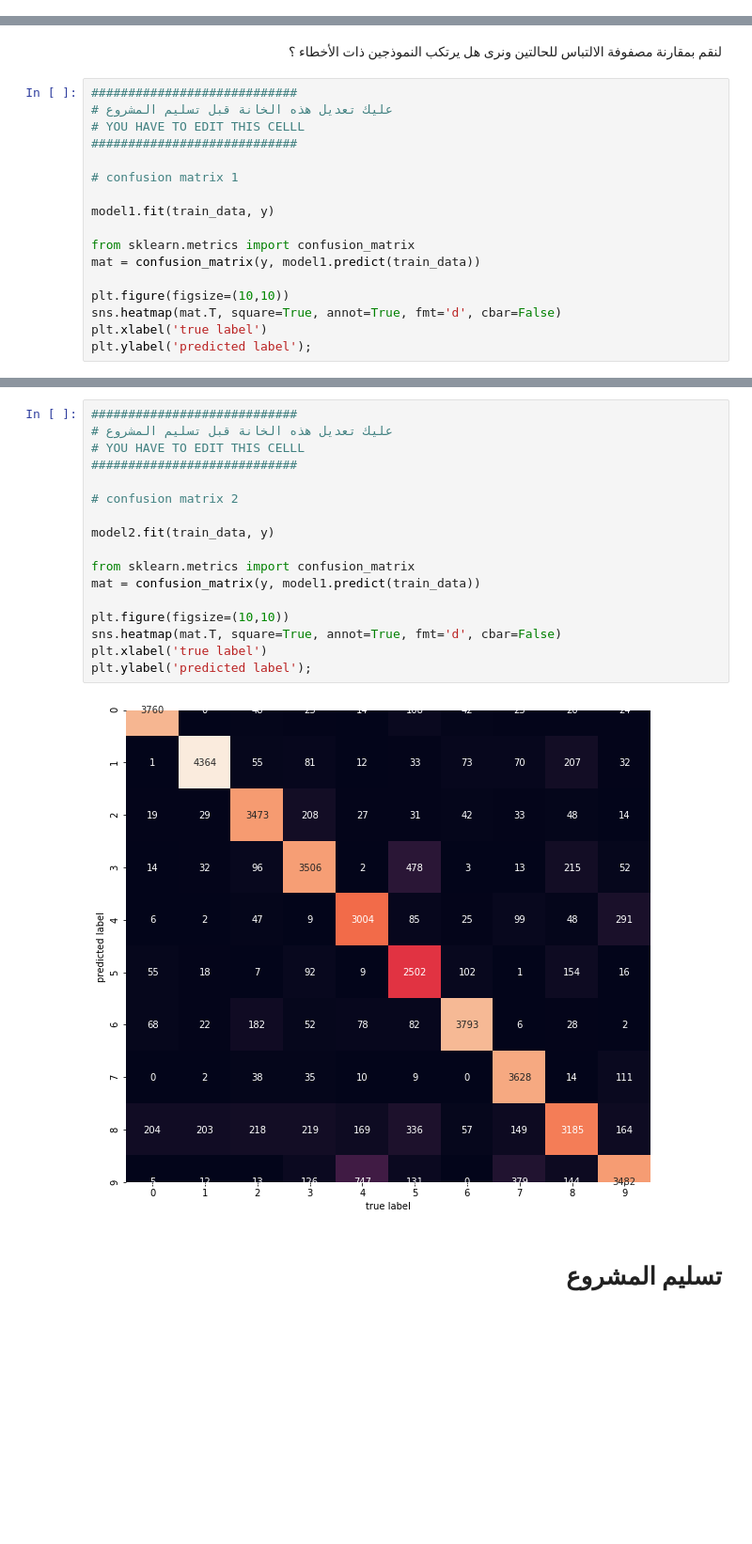
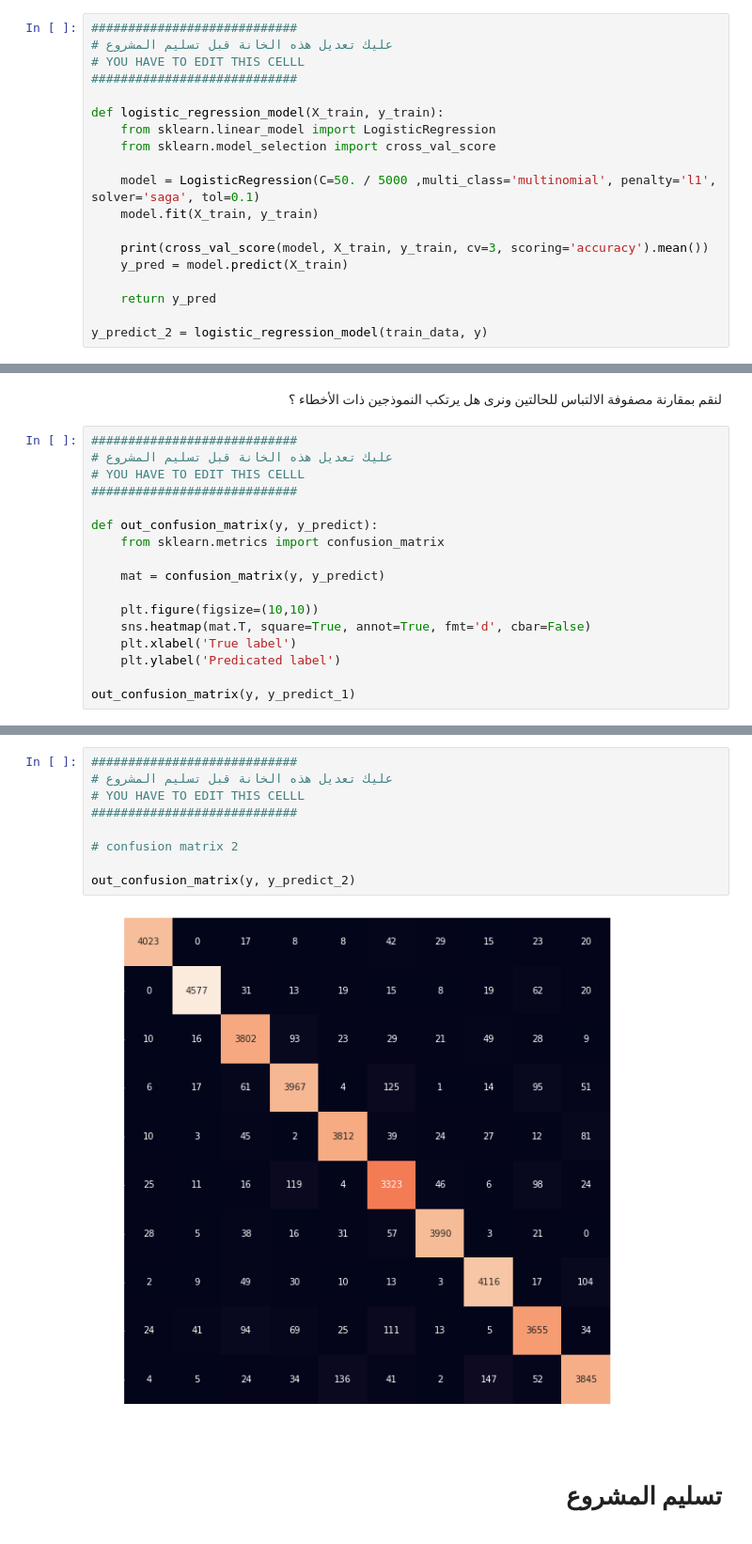
Before and after one commit to AhmedSMG/Barmej, a Jupyter notebook: data-science-project-4/Project 4.ipynb, the cells around one changed output, grey strips where cells are left out. Shown: that part at 94% size. Drawn from its saved outputs; the diff is of its cells as text; blank space fills up the shorter version.

```diff
--- a/data-science-project-4/Project 4.ipynb
+++ b/data-science-project-4/Project 4.ipynb
@@ -162,0 +152,19 @@ scores.mean()
+# %%
+############################
+# عليك تعديل هذه الخانة قبل تسليم المشروع
+# YOU HAVE TO EDIT THIS CELLL
+############################
+
+def logistic_regression_model(X_train, y_train):
+    from sklearn.linear_model import LogisticRegression
+    from sklearn.model_selection import cross_val_score
+
+    model = LogisticRegression(C=50. / 5000 ,multi_class='multinomial', penalty='l1', solver='saga', tol=0.1)
+    model.fit(X_train, y_train)
+
+    print(cross_val_score(model, X_train, y_train, cv=3, scoring='accuracy').mean())
+    y_pred = model.predict(X_train)
+
+    return y_pred
+
+y_predict_2 = logistic_regression_model(train_data, y)
@@ -172,15 +183,15 @@ scores.mean()
 # YOU HAVE TO EDIT THIS CELLL
 ############################
 
-# confusion matrix 1
+def out_confusion_matrix(y, y_predict):
+    from sklearn.metrics import confusion_matrix
 
-model1.fit(train_data, y)
+    mat = confusion_matrix(y, y_predict)
 
-from sklearn.metrics import confusion_matrix
-mat = confusion_matrix(y, model1.predict(train_data))
+    plt.figure(figsize=(10,10))
+    sns.heatmap(mat.T, square=True, annot=True, fmt='d', cbar=False)
+    plt.xlabel('True label')
+    plt.ylabel('Predicated label')
 
-plt.figure(figsize=(10,10))
-sns.heatmap(mat.T, square=True, annot=True, fmt='d', cbar=False)
-plt.xlabel('true label')
-plt.ylabel('predicted label');
+out_confusion_matrix(y, y_predict_1)
 # %% [output]
@@ -188,22 +199,14 @@ plt.ylabel('predicted label');
 # %%
 ############################
 # عليك تعديل هذه الخانة قبل تسليم المشروع
 # YOU HAVE TO EDIT THIS CELLL
 ############################
 
 # confusion matrix 2
 
-model2.fit(train_data, y)
-
-from sklearn.metrics import confusion_matrix
-mat = confusion_matrix(y, model1.predict(train_data))
-
-plt.figure(figsize=(10,10))
-sns.heatmap(mat.T, square=True, annot=True, fmt='d', cbar=False)
-plt.xlabel('true label')
-plt.ylabel('predicted label');
+out_confusion_matrix(y, y_predict_2)
 # %% [output]
-[figure, old version]
+[figure, new version]
 # %% [markdown]
 <div style="direction:rtl; text-align:right">
 
```
Also changed, not shown: parts of 17 cells of this notebook, 10 other files.
